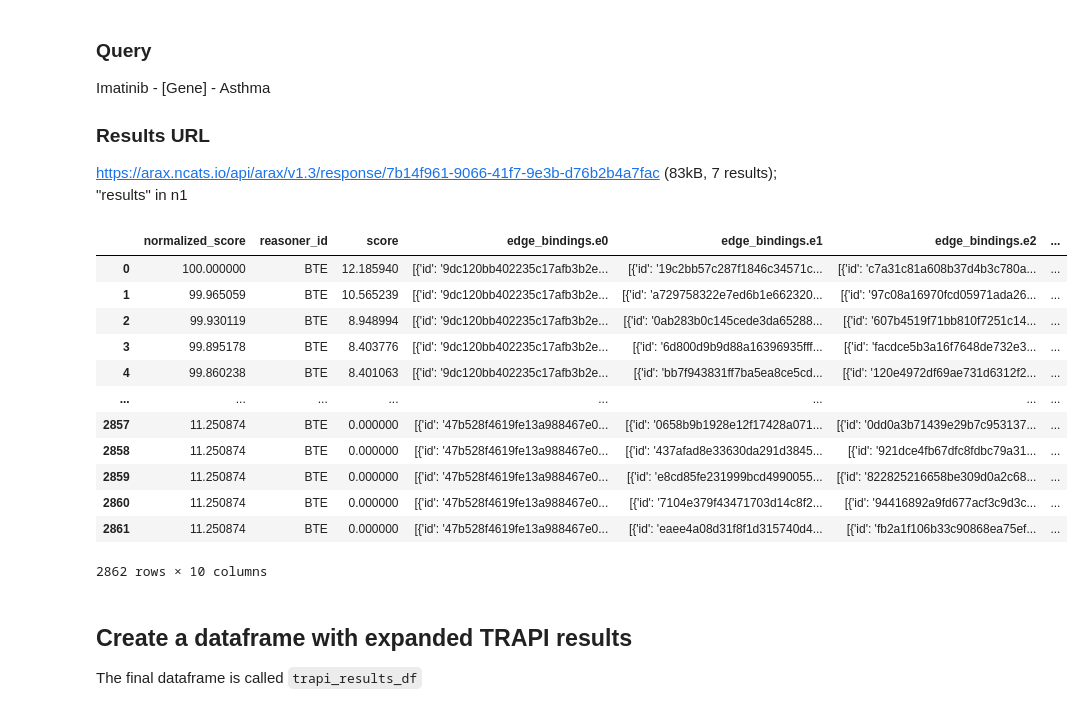
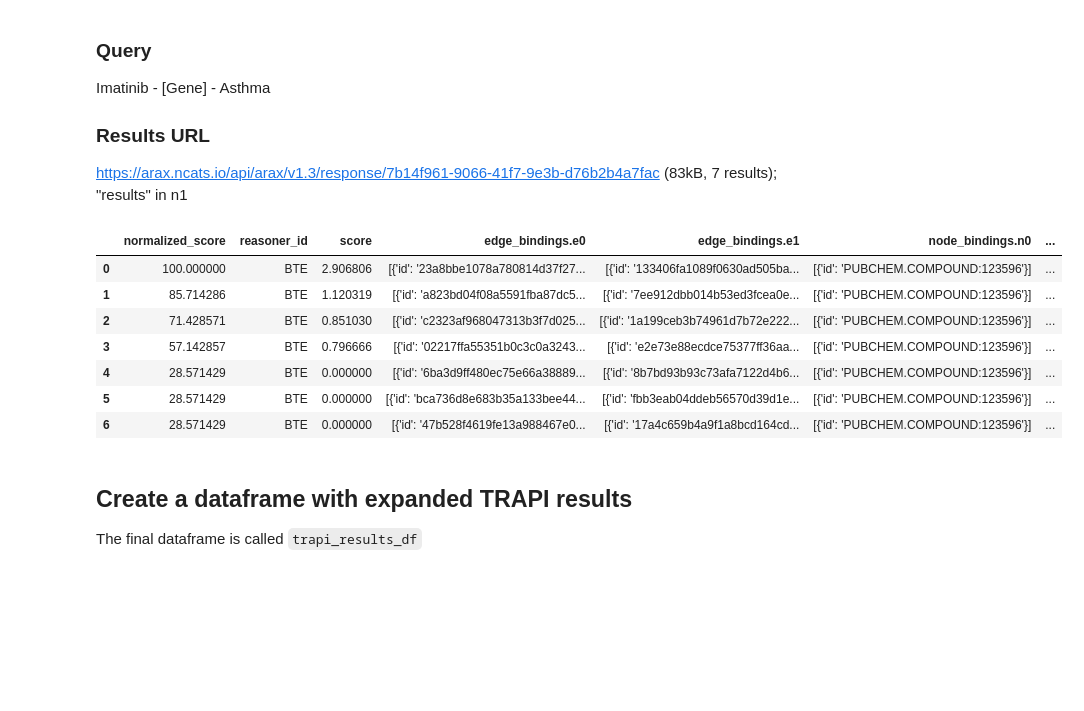
Before and after one commit to wikipathways/BioThings_Explorer_PFOCR_clustering, a Jupyter notebook: bte_clustering_AA.ipynb, the cells around one changed output. Saved outputs shown, nothing was run; the diff lists cells and outputs as text; code cells hidden in the pictures; blank space fills up the shorter version.

```diff
--- a/bte_clustering_AA.ipynb
+++ b/bte_clustering_AA.ipynb
@@ -66,32 +41,27 @@ Imatinib - [Gene] - Asthma
 https://arax.ncats.io/api/arax/v1.3/response/7b14f961-9066-41f7-9e3b-d76b2b4a7fac (83kB, 7 results); "results" in n1
 # %%
 # store the URL in url as parameter for urlopen
-#trapi_results_url = "https://arax.ncats.io/api/arax/v1.3/response/7b14f961-9066-41f7-9e3b-d76b2b4a7fac" #7 results
-trapi_results_url = "https://arax.ncats.io/api/arax/v1.3/response/49d80ecb-7fd9-4ee6-a642-6d7994903f04" #2862 results
+trapi_results_url = "https://arax.ncats.io/api/arax/v1.3/response/7b14f961-9066-41f7-9e3b-d76b2b4a7fac" #7 results
+#trapi_results_url = "https://arax.ncats.io/api/arax/v1.3/response/49d80ecb-7fd9-4ee6-a642-6d7994903f04" #2862 results
 
 # storing the JSON response from url
 with urlopen(trapi_results_url) as url:
     trapi_results_json = json.load(url)
 
 # get the TRAPI results and knowledge graph from the json response
 trapi_message = trapi_results_json['message']
 trapi_results = trapi_message["results"]
 trapi_results_collapsed_df = pd.json_normalize(trapi_results)
 trapi_results_collapsed_df
 # %% [output]
-|  | normalized_score | reasoner_id | score | edge_bindings.e0 | edge_bindings.e1 | edge_bindings.e2 | ... |
-| 0 | 100.000000 | BTE | 12.185940 | [{'id': '9dc120bb402235c17afb3b2e... | [{'id': '19c2bb57c287f1846c34571c... | [{'id': 'c7a31c81a608b37d4b3c780a... | ... |
-| 1 | 99.965059 | BTE | 10.565239 | [{'id': '9dc120bb402235c17afb3b2e... | [{'id': 'a729758322e7ed6b1e662320... | [{'id': '97c08a16970fcd05971ada26... | ... |
-| 2 | 99.930119 | BTE | 8.948994 | [{'id': '9dc120bb402235c17afb3b2e... | [{'id': '0ab283b0c145cede3da65288... | [{'id': '607b4519f71bb810f7251c14... | ... |
-| 3 | 99.895178 | BTE | 8.403776 | [{'id': '9dc120bb402235c17afb3b2e... | [{'id': '6d800d9b9d88a16396935fff... | [{'id': 'facdce5b3a16f7648de732e3... | ... |
-| 4 | 99.860238 | BTE | 8.401063 | [{'id': '9dc120bb402235c17afb3b2e... | [{'id': 'bb7f943831ff7ba5ea8ce5cd... | [{'id': '120e4972df69ae731d6312f2... | ... |
-| ... | ... | ... | ... | ... | ... | ... | ... |
-| 2857 | 11.250874 | BTE | 0.000000 | [{'id': '47b528f4619fe13a988467e0... | [{'id': '0658b9b1928e12f17428a071... | [{'id': '0dd0a3b71439e29b7c953137... | ... |
-| 2858 | 11.250874 | BTE | 0.000000 | [{'id': '47b528f4619fe13a988467e0... | [{'id': '437afad8e33630da291d3845... | [{'id': '921dce4fb67dfc8fdbc79a31... | ... |
-| 2859 | 11.250874 | BTE | 0.000000 | [{'id': '47b528f4619fe13a988467e0... | [{'id': 'e8cd85fe231999bcd4990055... | [{'id': '822825216658be309d0a2c68... | ... |
-| 2860 | 11.250874 | BTE | 0.000000 | [{'id': '47b528f4619fe13a988467e0... | [{'id': '7104e379f43471703d14c8f2... | [{'id': '94416892a9fd677acf3c9d3c... | ... |
-| 2861 | 11.250874 | BTE | 0.000000 | [{'id': '47b528f4619fe13a988467e0... | [{'id': 'eaee4a08d31f8f1d315740d4... | [{'id': 'fb2a1f106b33c90868ea75ef... | ... |
+|  | normalized_score | reasoner_id | score | edge_bindings.e0 | edge_bindings.e1 | node_bindings.n0 | ... |
+| 0 | 100.000000 | BTE | 2.906806 | [{'id': '23a8bbe1078a780814d37f27... | [{'id': '133406fa1089f0630ad505ba... | [{'id': 'PUBCHEM.COMPOUND:123596'}] | ... |
+| 1 | 85.714286 | BTE | 1.120319 | [{'id': 'a823bd04f08a5591fba87dc5... | [{'id': '7ee912dbb014b53ed3fcea0e... | [{'id': 'PUBCHEM.COMPOUND:123596'}] | ... |
+| 2 | 71.428571 | BTE | 0.851030 | [{'id': 'c2323af968047313b3f7d025... | [{'id': '1a199ceb3b74961d7b72e222... | [{'id': 'PUBCHEM.COMPOUND:123596'}] | ... |
+| 3 | 57.142857 | BTE | 0.796666 | [{'id': '02217ffa55351b0c3c0a3243... | [{'id': 'e2e73e88ecdce75377ff36aa... | [{'id': 'PUBCHEM.COMPOUND:123596'}] | ... |
+| 4 | 28.571429 | BTE | 0.000000 | [{'id': '6ba3d9ff480ec75e66a38889... | [{'id': '8b7bd93b93c73afa7122d4b6... | [{'id': 'PUBCHEM.COMPOUND:123596'}] | ... |
+| 5 | 28.571429 | BTE | 0.000000 | [{'id': 'bca736d8e683b35a133bee44... | [{'id': 'fbb3eab04ddeb56570d39d1e... | [{'id': 'PUBCHEM.COMPOUND:123596'}] | ... |
+| 6 | 28.571429 | BTE | 0.000000 | [{'id': '47b528f4619fe13a988467e0... | [{'id': '17a4c659b4a9f1a8bcd164cd... | [{'id': 'PUBCHEM.COMPOUND:123596'}] | ... |
-2862 rows × 10 columns
 # %% [markdown]
 ## Create a dataframe with expanded TRAPI results
 
```
Also changed, not shown: parts of 12 cells of this notebook.
